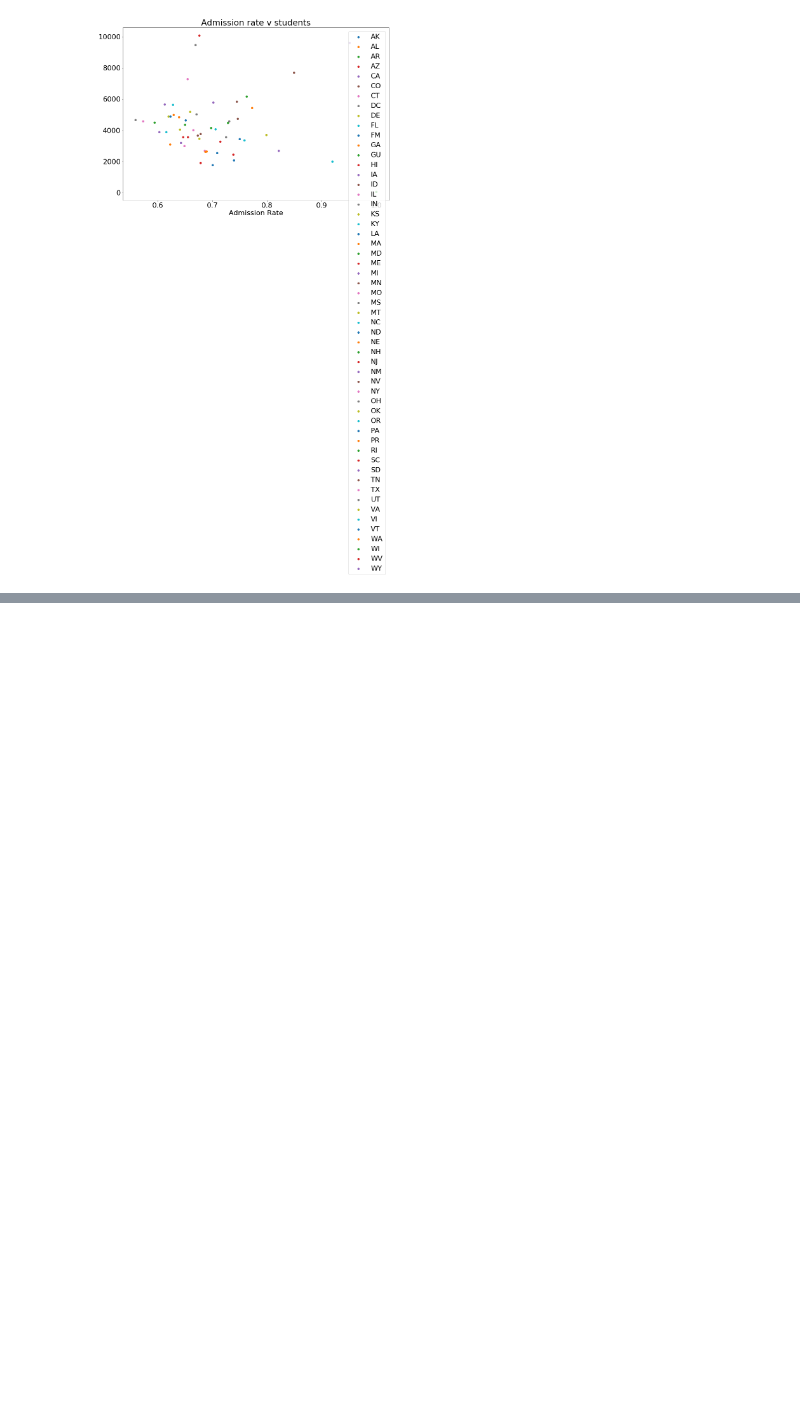
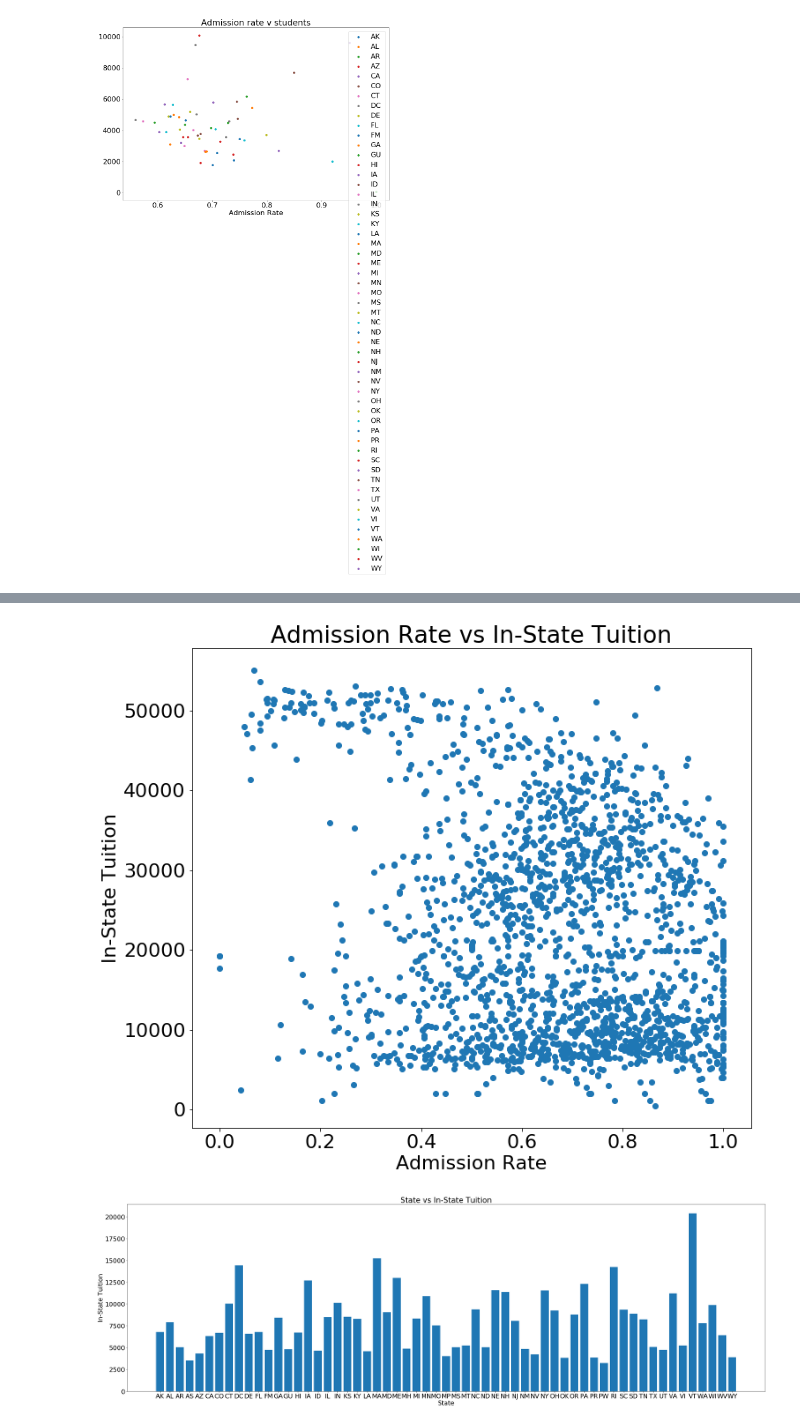
Before and after one commit to ZionJoseph/320-project-5, a Jupyter notebook: College Scorecard Tutorial.ipynb, the cells around one changed output, grey strips where cells are left out. Drawn from its saved outputs; the diff is of its cells as text; code cells hidden in the pictures; blank space fills up the shorter version.

Commit message:
Put together new plots with old verision

```diff
--- a/College Scorecard Tutorial.ipynb
+++ b/College Scorecard Tutorial.ipynb
@@ -41,7 +41,7 @@ odata.head()
 <h2>Tidying of Columns</h2>
 # %%
 # Choose specific columns to display
-data = odata[['INSTNM', 'CITY', 'STABBR', 'LONGITUDE', 'LATITUDE', 'MENONLY', 'WOMENONLY','ADM_RATE', 'TUITIONFEE_IN', 'TUITIONFEE_OUT', 'UGDS']]
+data = odata[['INSTNM', 'CITY', 'STABBR', 'LONGITUDE', 'LATITUDE', 'MENONLY', 'WOMENONLY','ADM_RATE', 'TUITIONFEE_IN', 'TUITIONFEE_OUT', 'UGDS', 'AGE_ENTRY']]
 # made a sample of the orignal data set
 data.head()
 # %% [output]
@@ -69,7 +69,7 @@ data = data.drop(columns=['WOMENONLY', 'MENONLY'])
 data['GENDER']= gender
 
 
-data = data[['INSTNM', 'CITY', 'STABBR', 'LONGITUDE', 'LATITUDE', 'GENDER', 'ADM_RATE', 'TUITIONFEE_IN', 'TUITIONFEE_OUT', 'UGDS']]
+data = data[['INSTNM', 'CITY', 'STABBR', 'LONGITUDE', 'LATITUDE', 'GENDER', 'ADM_RATE', 'TUITIONFEE_IN', 'TUITIONFEE_OUT', 'UGDS', 'AGE_ENTRY']]
 data.head()
 # %% [output]
 |  | INSTNM | CITY | STABBR | LONGITUDE | LATITUDE | GENDER | ADM_RATE | TUITIONFEE_IN | TUITIONFEE_OUT | ... |
@@ -142,3 +142,33 @@ ax.set_xlabel("Admission Rate")
 plt.show()
 # %% [output]
 [figure]
+# %%
+fig = plt.figure(figsize=(25,10))
+plot = fig.add_subplot(121)
+plot.scatter(data['ADM_RATE'],data['TUITIONFEE_IN'])
+plot.set_title('Admission Rate vs In-State Tuition')
+plot.set_xlabel('Admission Rate')
+plot.set_ylabel('In-State Tuition')
+plt
+
+
+fig = plt.figure(figsize=(40,12))
+plot = fig.add_subplot(1,1,1)
+
+State_Abbr = []
+for ele, df in data.groupby('STABBR'):
+    State_Abbr.append(str(ele))
+
+tuition_averages = []
+for b, df in data.groupby('STABBR'):
+    t = df['TUITIONFEE_IN'].sum()
+    c = len(df['TUITIONFEE_IN'])
+    tuition_averages.append(t/c)
+
+x_pos = [i for i, _ in enumerate(State_Abbr)]
+plt.bar(State_Abbr, tuition_averages)
+plot.set_title('State vs In-State Tuition')
+plot.set_xlabel('State')
+plot.set_ylabel('In-State Tuition')
+plt
+# %% [output]
@@ -144,0 +176,2 @@ plt.show()
+[figure, added]
+[figure, added]
```
Also changed, not shown: parts of 1 cell of this notebook.
